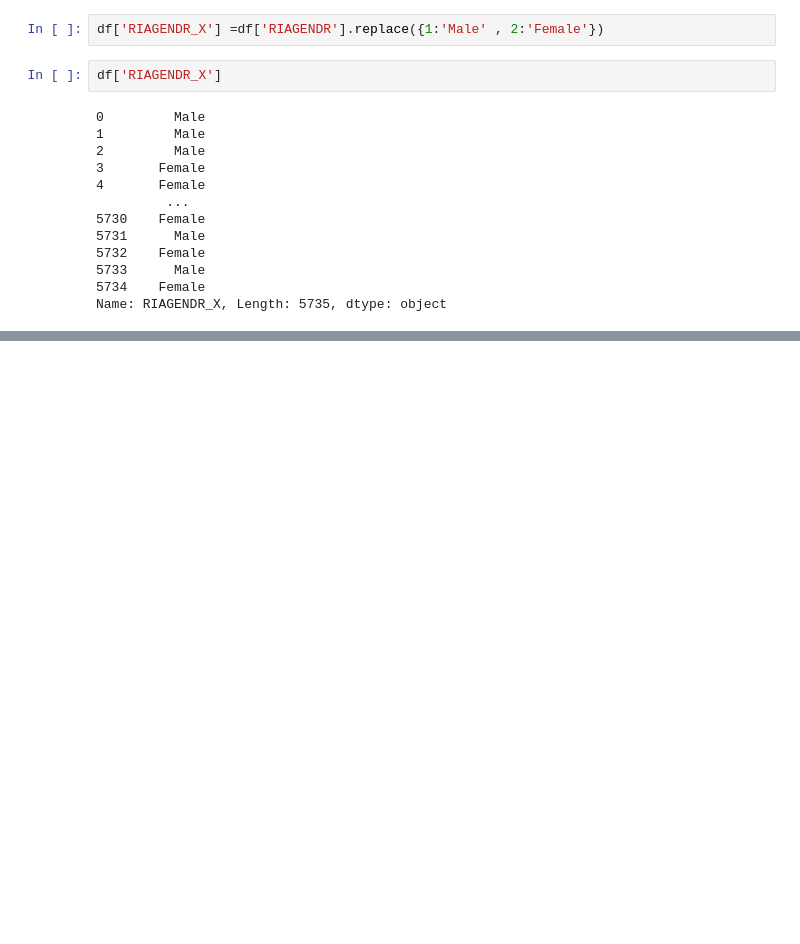
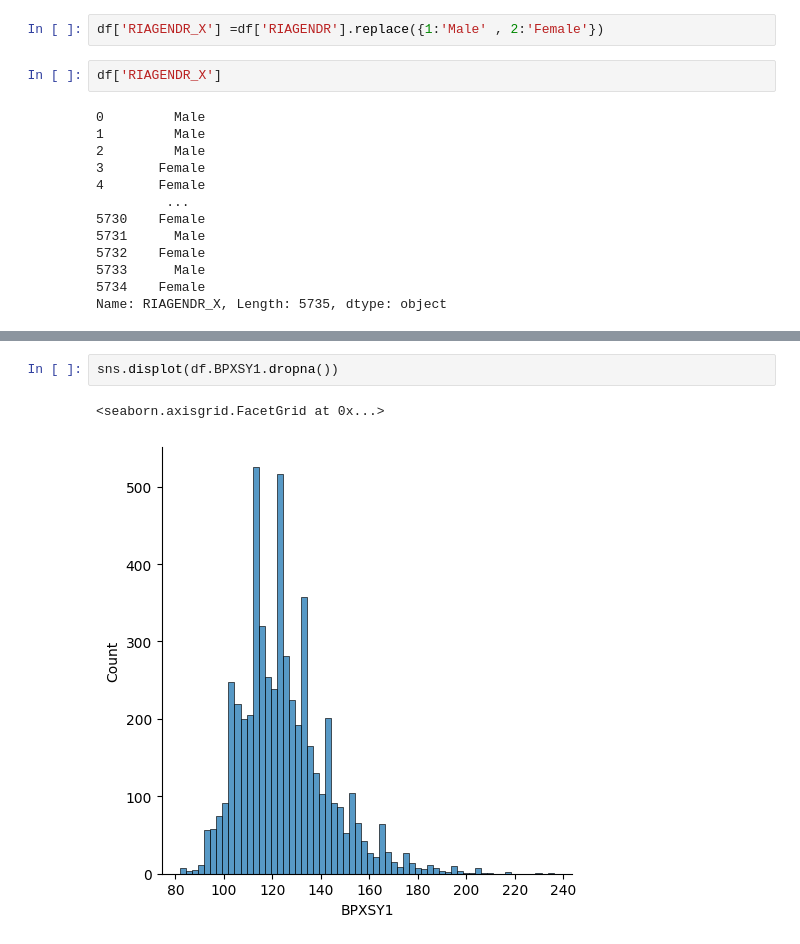
Before and after one commit to ujjwal-basnet/Pandas-, a Jupyter notebook: NHAES-case-study.ipynb, the cells around one changed output, grey strips where cells are left out. Saved outputs shown, nothing was run; the diff lists cells and outputs as text; blank space fills up the shorter version.

```diff
--- a/NHAES-case-study.ipynb
+++ b/NHAES-case-study.ipynb
@@ -96,0 +200,5 @@ Name: RIAGENDR_X, Length: 5735, dtype: object
+# %%
+sns.displot(df.BPXSY1.dropna())
+# %% [output]
+<seaborn.axisgrid.FacetGrid at 0x...>
+[figure, added]
```
Also changed, not shown: parts of 27 cells of this notebook.
